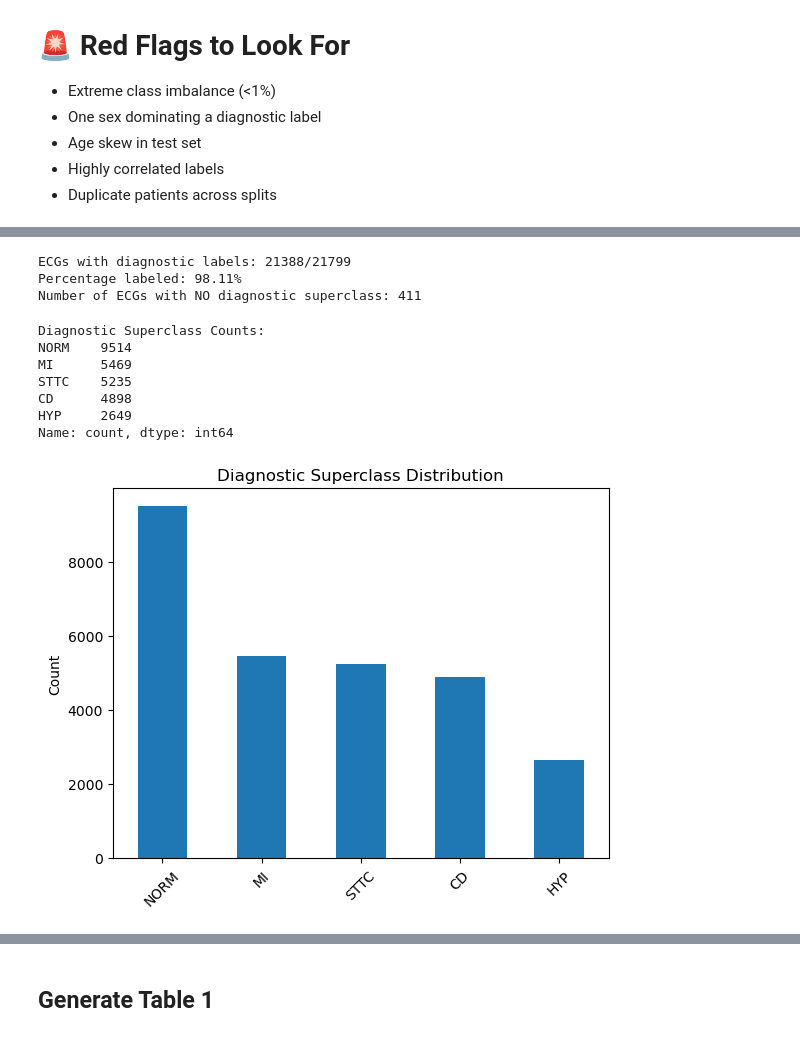
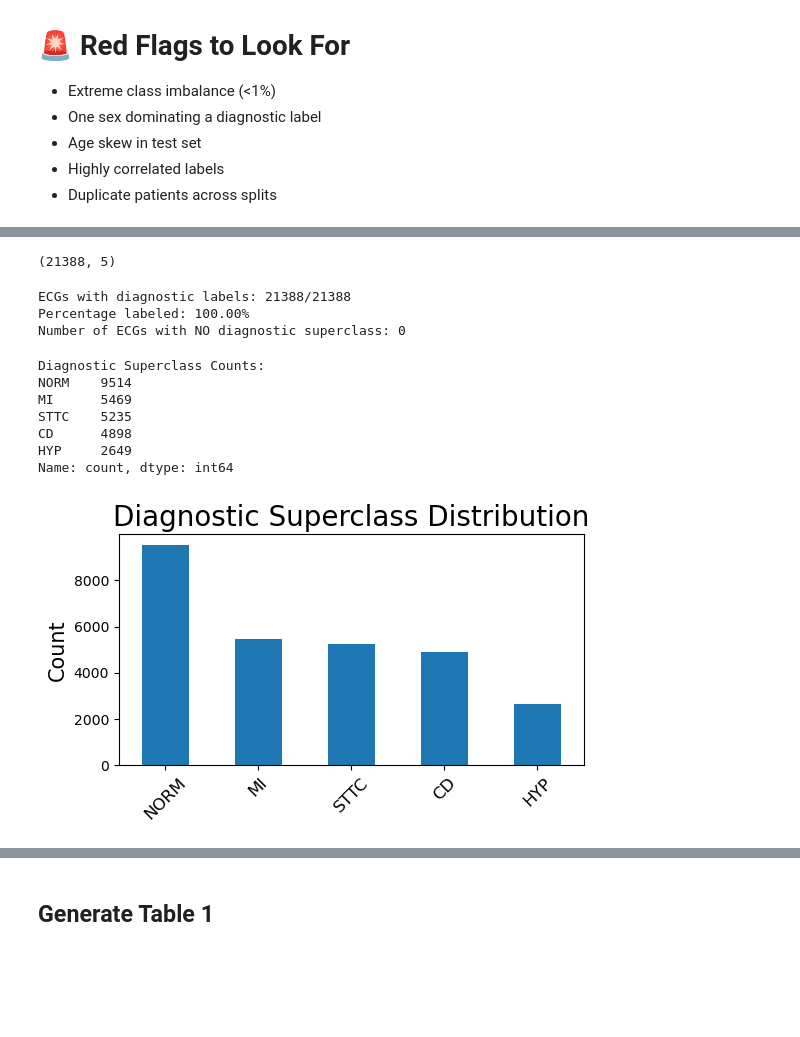
Before and after one commit to cristopher-d-delgado/ecg-ai-statistical-evaluation, a Jupyter notebook: notebooks/eda.ipynb, the cells around one changed output, grey strips where cells are left out. Saved outputs shown, nothing was run; the diff lists cells and outputs as text; code cells hidden in the pictures; blank space fills up the shorter version.

Commit message:
modified code to be cleaner up to spliting patients for model training/Table3

```diff
--- a/notebooks/eda.ipynb
+++ b/notebooks/eda.ipynb
@@ -220,7 +221,7 @@ import ast
 # Setting up paths
 # --------------------------------------------------
 file_path = "../data/ptbxl_database.csv"
-df = pd.read_csv(file_path, sep=",")
+df = pd.read_csv(file_path, sep=",", index_col='ecg_id')
 
 # print basic info about the dataframe
 print(df.info())
@@ -299,3 +258,0 @@ According to the changelog.txt people above 89 years old are stored as '300' for
-# %%
-# Can correct the age of 300 to a more reasonable value such as 90 since there at least 89 years old patients in the dataset.
-df["age_clean"] = df["age"].apply(lambda x: 90 if x == 300 else x)
@@ -414,0 +272,22 @@ df["superclasses"] = df["scp_codes"].apply(extract_superclasses)
+# %%
+# -- 2. Load SCP statements & filter to diagnostic only --
+df['scp_codes'] = df['scp_codes'].apply(ast.literal_eval)
+
+# Load SCP statements to get superclass mappings
+agg_df = pd.read_csv('../data/scp_statements.csv', index_col=0)
+agg_df = agg_df[agg_df.diagnostic == 1]
+
+# -- 3. Map SCP Codes -> Diagnostic superclass
+def get_superclass(scp_dict):
+    classes = []
+    # Loop through the scp_dict for an ECG interpretation
+    for key in scp_dict.keys():
+        # Add present SCP codes under a new column called diagnostic_class and store it into classes
+        if key in agg_df.index:
+            classes.append(agg_df.loc[key, 'diagnostic_class'])
+    return list(set(classes))
+
+df['superclass'] = df['scp_codes'].apply(get_superclass)
+df = df[df['superclass'].map(len) > 0]  # drop records with no diagnostic label
+
+print(df['superclass'].value_counts())
@@ -415,25 +312,35 @@ df["superclasses"] = df["scp_codes"].apply(extract_superclasses)
+# %%
+from sklearn.preprocessing import MultiLabelBinarizer
+# -- 4. Apply Multilabel Binarizer --
+
+# Encode the SCP codes where 1 indictaes condition is present and 0 indictes it is not
+mlb = MultiLabelBinarizer(classes=['NORM','MI','STTC','CD','HYP'])
+Y = mlb.fit_transform(df['superclass']) # The shape should be (N, 5)
+print(Y.shape)
+# %% [output]
+(21388, 5)
 # %%
 # ---------------------------------------------------
 # Sanity Checks on the extracted superclasses
 # ---------------------------------------------------
 
 # Check how many ECGs have at least one diagnostic label
-n_with_labels = (df["superclasses"].apply(len) > 0).sum()
+n_with_labels = (df["superclass"].apply(len) > 0).sum()
 n_total = len(df)
 
 print(f"ECGs with diagnostic labels: {n_with_labels}/{n_total}")
 print(f"Percentage labeled: {100 * n_with_labels / n_total:.2f}%")
 
 # Check for empty labels
-empty_labels = df[df["superclasses"].apply(len) == 0]
+empty_labels = df[df["superclass"].apply(len) == 0]
 print("Number of ECGs with NO diagnostic superclass:", len(empty_labels))
 # %% [output]
-ECGs with diagnostic labels: 21388/21799
-Percentage labeled: 98.11%
-Number of ECGs with NO diagnostic superclass: 411
+ECGs with diagnostic labels: 21388/21388
+Percentage labeled: 100.00%
+Number of ECGs with NO diagnostic superclass: 0
 # %%
 # Count the occurrences of each superclass
-all_classes = [cls for sublist in df["superclasses"] for cls in sublist]
+all_classes = [cls for sublist in df["superclass"] for cls in sublist]
 class_counts = pd.Series(all_classes).value_counts()
 
 print("\nDiagnostic Superclass Counts:")
@@ -447,11 +354,19 @@ CD      4898
 HYP     2649
 Name: count, dtype: int64
 # %%
-plt.figure()
+# -- Make a figure showing the Superclass Distributions --
+plt.figure(figsize=(6, 3), facecolor='white')
+
+# Define fontsizes
+label = 15
+title = 20
+ticks = 12
+
+# Plot class_counts
 class_counts.plot(kind="bar")
-plt.title("Diagnostic Superclass Distribution")
-plt.ylabel("Count")
-plt.xticks(rotation=45)
+plt.title("Diagnostic Superclass Distribution", fontsize=title)
+plt.ylabel("Count", fontsize=label)
+plt.xticks(rotation=45, fontsize=ticks)
 plt.show()
 # %% [output]
-[figure, old version]
+[figure, new version]
```
Also changed, not shown: parts of 23 cells of this notebook.
